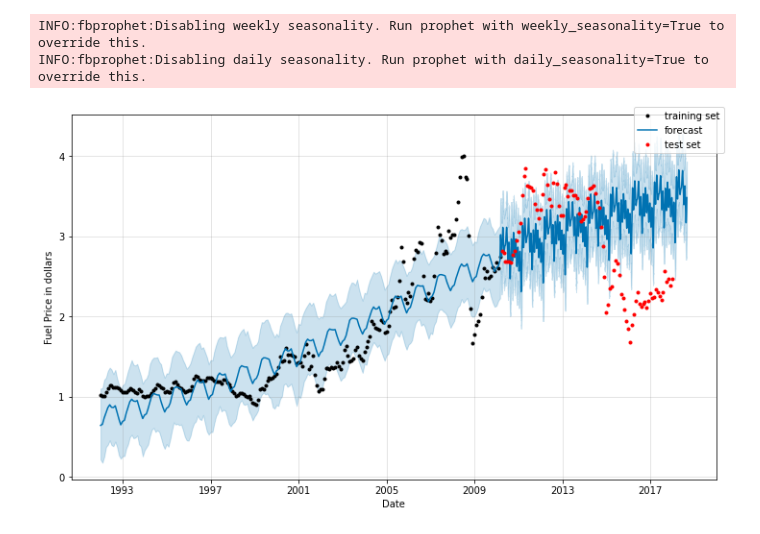
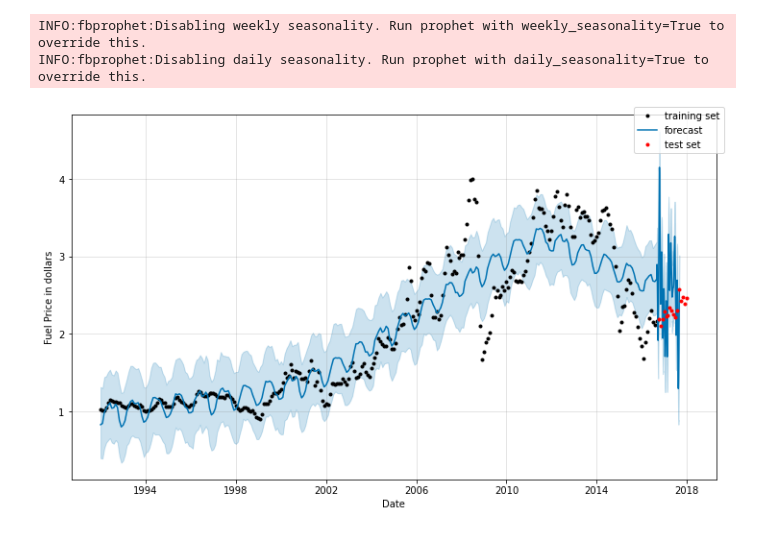
Before and after one commit to ChuyTheJesus/forecasting_take_home_jesus_perez, a Jupyter notebook: notebooks/energy_forecast.ipynb, the cells around one changed output. Cells and saved outputs as stored; diff of their text form; code cells hidden in the pictures.

Commit message:
Adding changes for train versus test split.

```diff
--- a/notebooks/energy_forecast.ipynb
+++ b/notebooks/energy_forecast.ipynb
@@ -28,12 +28,12 @@ def readFile():
         return energyData
 
 
-def splitData(data):
+def splitData(data, trainSetSize):
     '''
     Method to take data and split into train and test sets using scikit learn
     method
     '''
-    trainFrame, testFrame = train_test_split(data, test_size = 0.30, shuffle = False)
+    trainFrame, testFrame = train_test_split(data, test_size = trainSetSize, shuffle = False)
 
     return trainFrame, testFrame
 
@@ -48,8 +48,7 @@ def createForecastModel(data, modelGrowth):
     model.fit(data)
 
     # create future model to test on test frame
-    future = model.make_future_dataframe(3103)
-    future['cap'] = 4
+    future = model.make_future_dataframe(365)
     forecast = model.predict(future)
 
     return model, forecast
@@ -77,35 +76,35 @@ def customPlot(model, forecast, testSet, xlabel, ylabel):
     # Specify formatting to workaround matplotlib issue #12925
     locator = AutoDateLocator(interval_multiples=False)
     formatter = AutoDateFormatter(locator)
     ax.xaxis.set_major_locator(locator)
     ax.xaxis.set_major_formatter(formatter)
     ax.grid(True, which='major', c='gray', ls='-', lw=1, alpha=0.2)
     ax.set_xlabel(xlabel)
     ax.set_ylabel(ylabel)
     fig.tight_layout()
     fig.legend()
 
     return fig
 
 
 def main():
 
-    # read file, set cap on fuel price, and split pandas dataframe accordingly
+    # read file, split into pandas dataframe accordingly,
+    # and set cap on training set
     energyData = readFile()
-    energyData['cap'] = 4
-    trainFrame, testFrame = splitData(energyData)
+    trainFrame, testFrame = splitData(energyData, 0.05)
 
     # Use training set to create facebook prophet model and forecast
-    model, forecast = createForecastModel(trainFrame, 'logistic')
+    model, forecast = createForecastModel(trainFrame, 'linear')
 
     # Custom plot model, forecase, and test set to observe accuracy of model
     fig = customPlot(model, forecast, testFrame, 'Date', 'Fuel Price in dollars')
 
 
 if __name__ == "__main__":
     # execute only if run as a script
     main()
 # %% [output]
 INFO:fbprophet:Disabling weekly seasonality. Run prophet with weekly_seasonality=True to override this.
 INFO:fbprophet:Disabling daily seasonality. Run prophet with daily_seasonality=True to override this.
-[figure, old version]
+[figure, new version]
```
Also changed, not shown: 2 other files.
